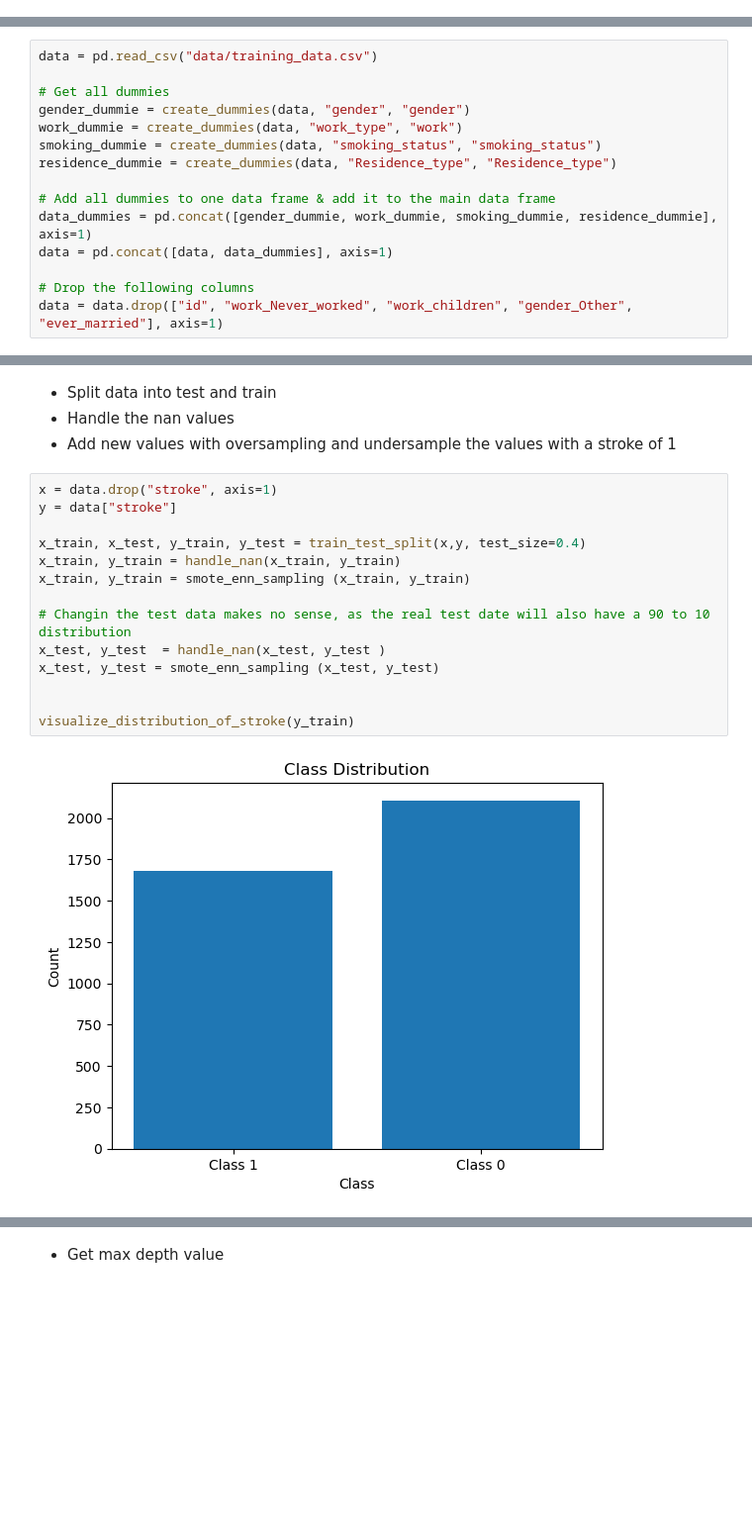
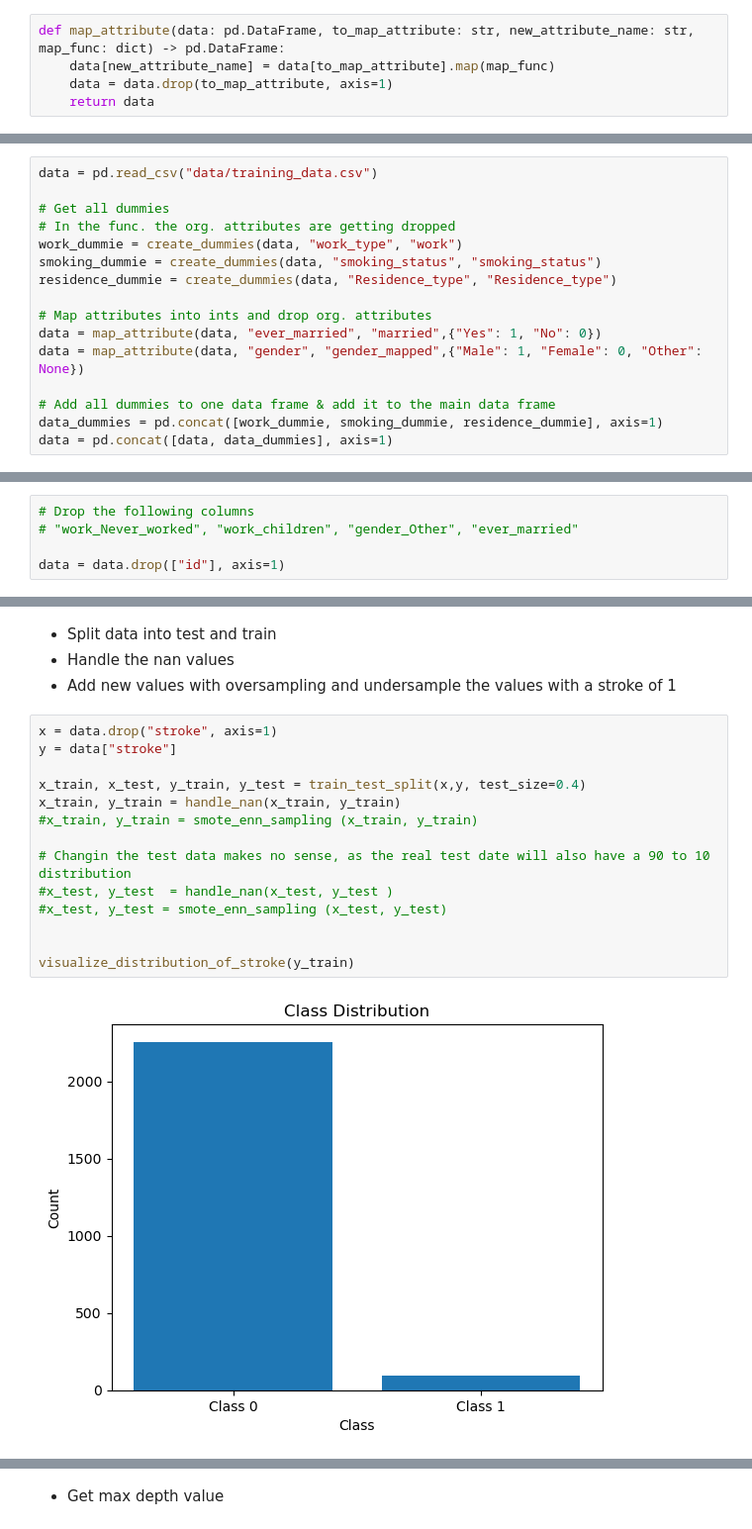
Before and after one commit to masterlukeSg/machine_learning_club, a Jupyter notebook: month_one/decissiontree.ipynb, the cells around one changed output, grey strips where cells are left out. Shown: that part at 99% size. Drawn from its saved outputs; the diff is of its cells as text; blank space fills up the shorter version.

Commit message:
Added map func to replace some dummies. Added pearson-corelation

```diff
--- a/month_one/decissiontree.ipynb
+++ b/month_one/decissiontree.ipynb
@@ -18,5 +19,10 @@ def create_dummies(data, column_name: str, prefix_name: str):
     data.drop(column_name, axis=1, inplace=True) # Drop the attribute
     return dummie
+# %%
+def map_attribute(data: pd.DataFrame, to_map_attribute: str, new_attribute_name: str, map_func: dict) -> pd.DataFrame:
+    data[new_attribute_name] = data[to_map_attribute].map(map_func)
+    data = data.drop(to_map_attribute, axis=1)
+    return data
 # %%
 def get_importances(clf):
 	# Dictionary: Feature → Importance in %
@@ -98,14 +104,15 @@ def visualize_distribution_of_stroke(y_train):
 data = pd.read_csv("data/training_data.csv")
 
 # Get all dummies
-gender_dummie = create_dummies(data, "gender", "gender")
+# In the func. the org. attributes are getting dropped
 work_dummie = create_dummies(data, "work_type", "work")
 smoking_dummie = create_dummies(data, "smoking_status", "smoking_status")
 residence_dummie = create_dummies(data, "Residence_type", "Residence_type")
 
+# Map attributes into ints and drop org. attributes
+data = map_attribute(data, "ever_married", "married",{"Yes": 1, "No": 0})
+data = map_attribute(data, "gender", "gender_mapped",{"Male": 1, "Female": 0, "Other": None})
+
 # Add all dummies to one data frame & add it to the main data frame
-data_dummies = pd.concat([gender_dummie, work_dummie, smoking_dummie, residence_dummie], axis=1)
+data_dummies = pd.concat([work_dummie, smoking_dummie, residence_dummie], axis=1)
 data = pd.concat([data, data_dummies], axis=1)
-
-# Drop the following columns
-data = data.drop(["id", "work_Never_worked", "work_children", "gender_Other", "ever_married"], axis=1)
@@ -112,3 +161,8 @@ data = data.drop(["id", "work_Never_worked", "work_children", "gender_Other", "e
+# %%
+# Drop the following columns
+# "work_Never_worked", "work_children", "gender_Other", "ever_married"
+
+data = data.drop(["id"], axis=1)
 # %% [markdown]
 ### Boxplot: Outliers
 # %%
@@ -142,17 +196,17 @@ Name: proportion, dtype: float64
 # %%
 x = data.drop("stroke", axis=1)
 y = data["stroke"]
 
 x_train, x_test, y_train, y_test = train_test_split(x,y, test_size=0.4)
 x_train, y_train = handle_nan(x_train, y_train)
-x_train, y_train = smote_enn_sampling (x_train, y_train)
+#x_train, y_train = smote_enn_sampling (x_train, y_train)
 
 # Changin the test data makes no sense, as the real test date will also have a 90 to 10 distribution
-x_test, y_test  = handle_nan(x_test, y_test )
-x_test, y_test = smote_enn_sampling (x_test, y_test)
+#x_test, y_test  = handle_nan(x_test, y_test )
+#x_test, y_test = smote_enn_sampling (x_test, y_test)
 
 
 visualize_distribution_of_stroke(y_train)
 # %% [output]
-[figure, old version]
+[figure, new version]
 stroke
```
Also changed, not shown: parts of 9 cells of this notebook.
